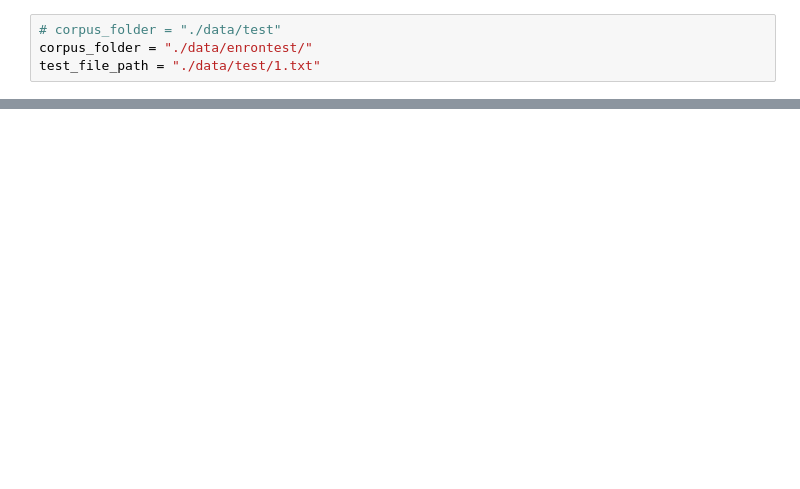
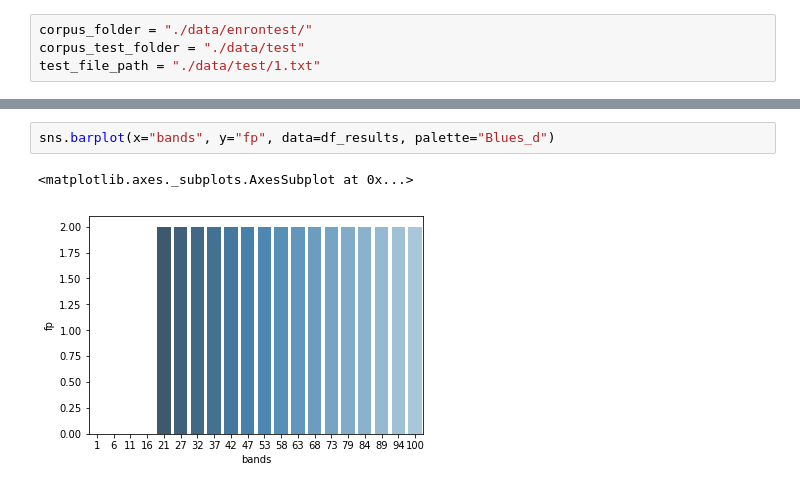
Before and after one commit to gioruffa/ID2222_DataMining_Assignments, a Jupyter notebook: 1_similar_docs/similar_itemsets.ipynb, the cells around one changed output, grey strips where cells are left out. Drawn from its saved outputs; the diff is of its cells as text; blank space fills up the shorter version.

```diff
--- a/1_similar_docs/similar_itemsets.ipynb
+++ b/1_similar_docs/similar_itemsets.ipynb
@@ -9,8 +10,8 @@ import binascii
 from collections import defaultdict
 from functools import reduce
 # %%
-# corpus_folder = "./data/test"
 corpus_folder = "./data/enrontest/"
+corpus_test_folder = "./data/test"
 test_file_path = "./data/test/1.txt"
 # %%
 def file_to_shingles(file_path, shingle_size=2, do_hash=True):
@@ -270,0 +437,5 @@ lsh.get_similar()
+# %%
+sns.barplot(x="bands", y="fp", data=df_results, palette="Blues_d")
+# %% [output]
+<matplotlib.axes._subplots.AxesSubplot at 0x...>
+[figure, added]
```
Also changed, not shown: parts of 15 cells of this notebook, 1 other file.
